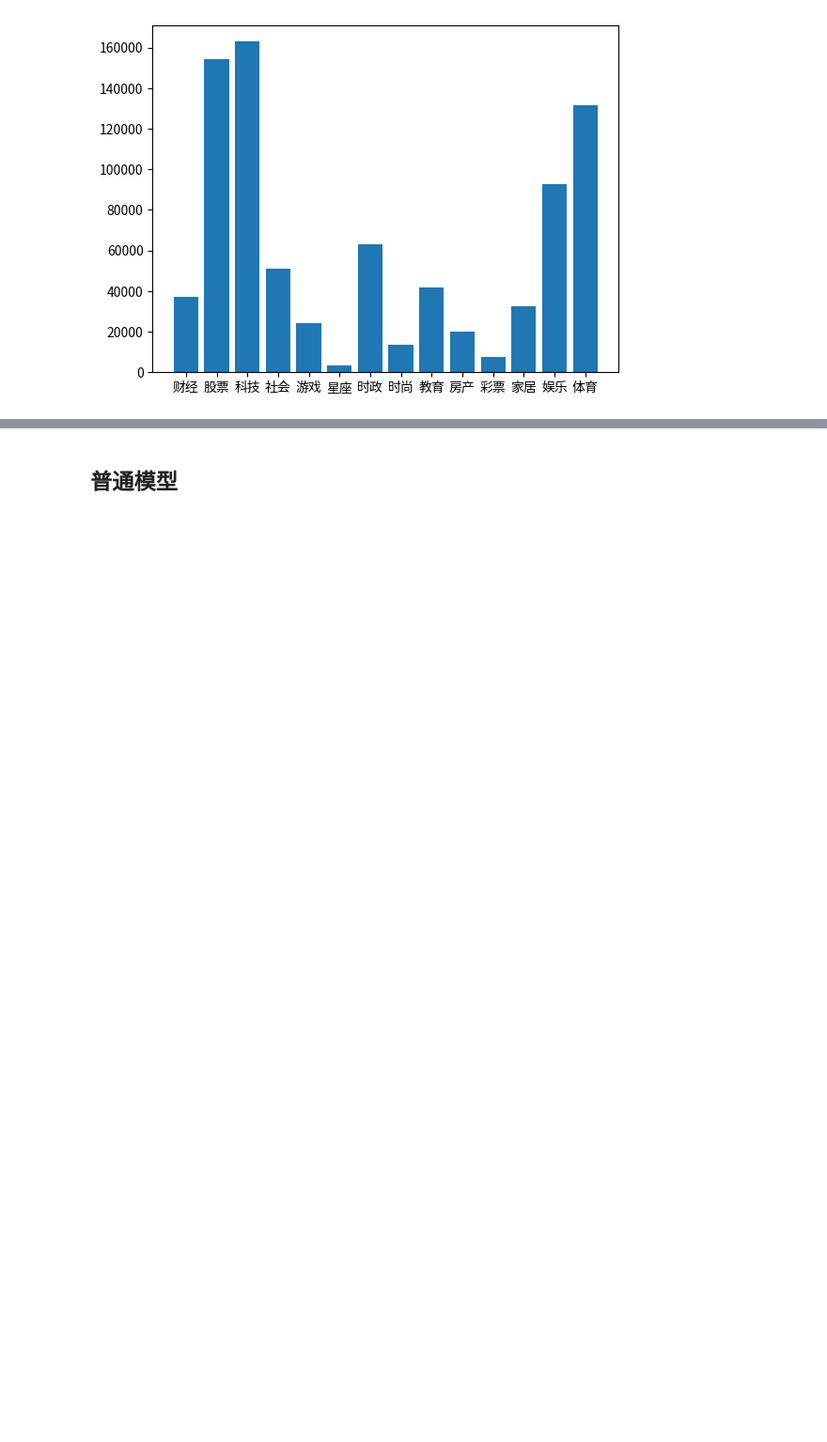
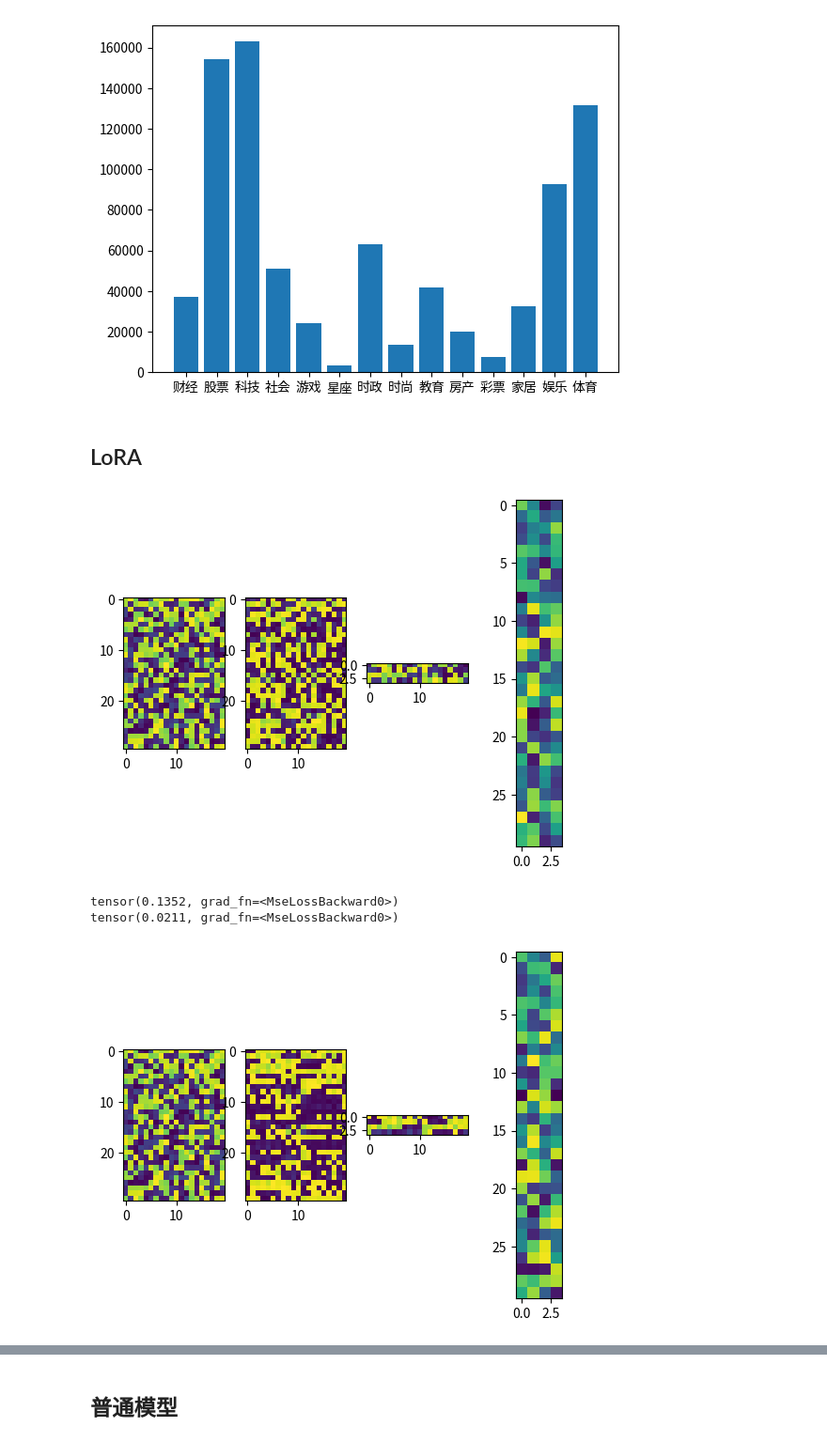
Before and after one commit to leosongwei/leosongwei.github.io, a Jupyter notebook: machine_learning/THUCNews/experiment.ipynb, the cells around one changed output, grey strips where cells are left out. Shown at 94% size. Cells and saved outputs as stored; diff of their text form; code cells hidden in the pictures; blank space fills up the shorter version.

```diff
--- a/machine_learning/THUCNews/experiment.ipynb
+++ b/machine_learning/THUCNews/experiment.ipynb
@@ -58,3 +71,5 @@ ax.bar(PARAMS.tag_list, catag_count)
 plt.show()
 # %% [output]
 [figure]
+# %% [markdown]
+## LoRA
@@ -60,0 +116,29 @@ plt.show()
+# %%
+linear_layer = torch.nn.Linear(20, 30, bias=False)
+lora_layer = SimLora(linear_layer.in_features, linear_layer.out_features, r=4)
+print_weight(linear_layer.weight, lora_layer.dummy(), lora_layer.lora_A, lora_layer.lora_B)
+
+loss_fn = torch.nn.MSELoss()
+optimizer = torch.optim.SGD(
+    lora_layer.parameters(), lr=0.05
+)
+
+steps = 2000
+batch_size = 100
+for i in range(steps):
+    optimizer.zero_grad()
+
+    input = torch.rand(batch_size, linear_layer.in_features)
+    y_g = linear_layer(input)
+    y_p = lora_layer(input)
+    loss = loss_fn(y_p, y_g)
+    loss.backward()
+    if i == 0 or i == steps - 1:
+        print(loss)
+    optimizer.step()
+print_weight(linear_layer.weight, lora_layer.dummy(), lora_layer.lora_A, lora_layer.lora_B)
+# %% [output]
+[figure, added]
+tensor(0.1352, grad_fn=<MseLossBackward0>)
+tensor(0.0211, grad_fn=<MseLossBackward0>)
+[figure, added]
```
Also changed, not shown: parts of 10 cells of this notebook, 2 other files.
